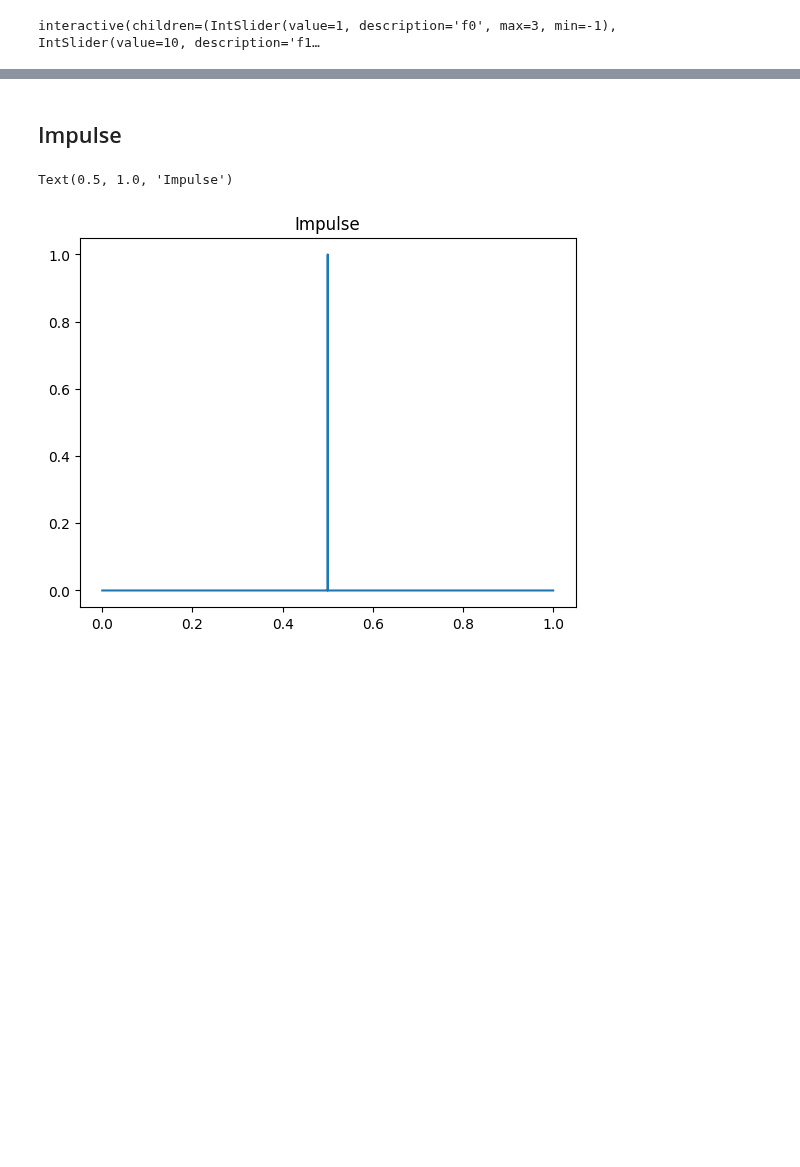
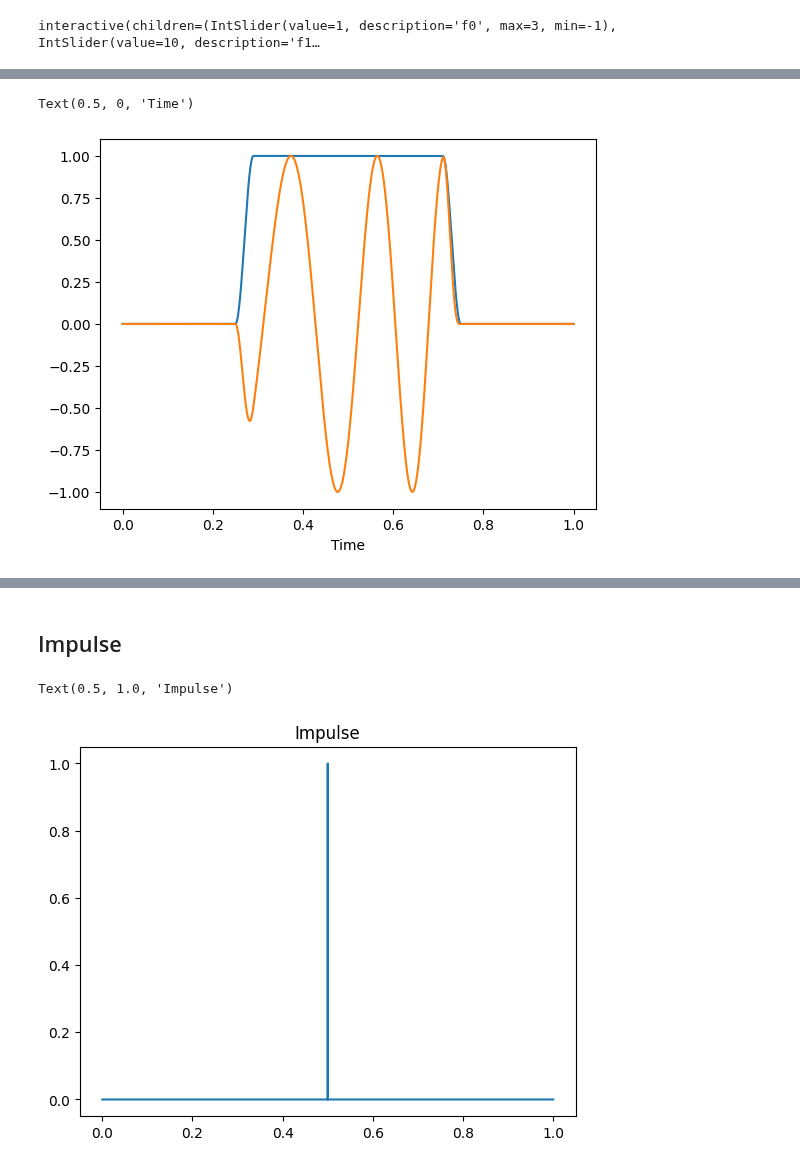
Before and after one commit to BOAT-ocean-acoustics/fundamentals, a Jupyter notebook: boat_tutorials/primers/signal_processing_01_signals.ipynb, the cells around one changed output, grey strips where cells are left out. Cells and saved outputs as stored; diff of their text form; code cells hidden in the pictures; blank space fills up the shorter version.

```diff
--- a/boat_tutorials/primers/signal_processing_01_signals.ipynb
+++ b/boat_tutorials/primers/signal_processing_01_signals.ipynb
@@ -94,0 +112,14 @@ interactive(children=(IntSlider(value=1, description='f0', max=3, min=-1), IntSl
+# %%
+left = np.zeros(int(len(chirp)/4))
+right = np.zeros(int(len(chirp)/4))
+middle_window = signal.windows.tukey(int(len(chirp)/2), alpha=0.16)
+window = np.hstack((left, middle_window, right))
+
+plt.plot(time, window)
+chirp_short =  chirp * window
+
+plt.plot(time, chirp_short)
+plt.xlabel("Time")
+# %% [output]
+Text(0.5, 0, 'Time')
+[figure, added]
```
Also changed, not shown: parts of 10 cells of this notebook.
